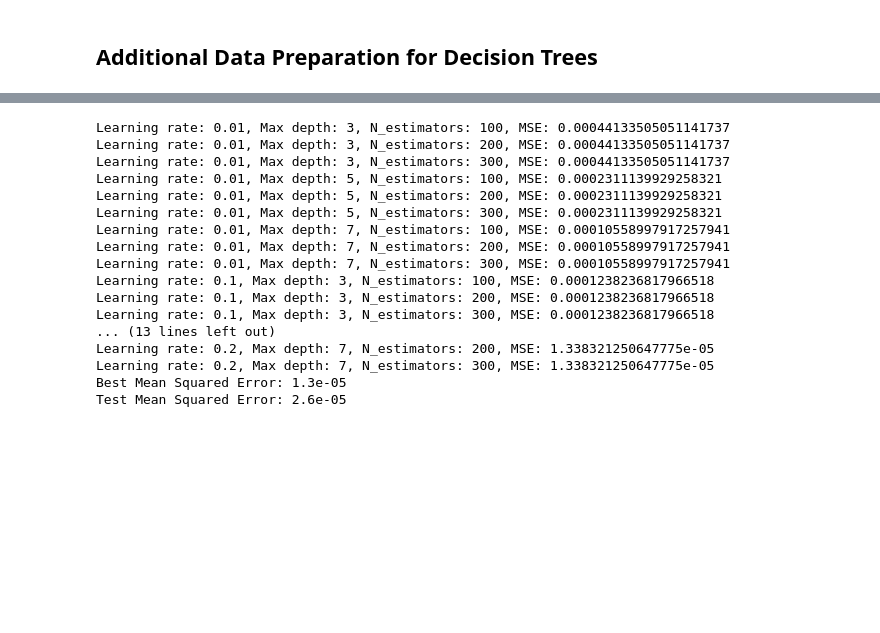
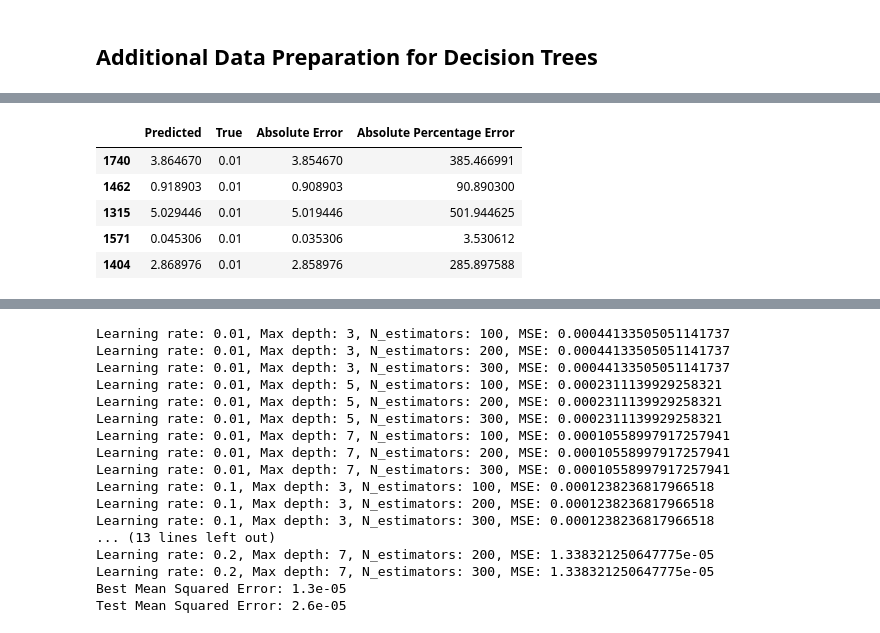
Before and after one commit to juan-esteban-berger/Options_Pricing_AutoML_TensorFlow_XGBoost, a Jupyter notebook: 04_Modeling.ipynb, the cells around one changed output, grey strips where cells are left out. Saved outputs shown, nothing was run; the diff lists cells and outputs as text; code cells hidden in the pictures; blank space fills up the shorter version.

```diff
--- a/04_Modeling.ipynb
+++ b/04_Modeling.ipynb
@@ -968,0 +1039,10 @@ y_train, y_val, y_test = y[:int(0.98 * len(y))], y[int(0.98 * len(y)):int(0.99 *
+# %%
+# Preview the Last 10 Results Sorted by True Values in Descending Order
+results.tail()
+# %% [output]
+|  | Predicted | True | Absolute Error | Absolute Percentage Error |
+| 1740 | 3.864670 | 0.01 | 3.854670 | 385.466991 |
+| 1462 | 0.918903 | 0.01 | 0.908903 | 90.890300 |
+| 1315 | 5.029446 | 0.01 | 5.019446 | 501.944625 |
+| 1571 | 0.045306 | 0.01 | 0.035306 | 3.530612 |
+| 1404 | 2.868976 | 0.01 | 2.858976 | 285.897588 |
```
Also changed, not shown: parts of 17 cells of this notebook, 4 other files.
